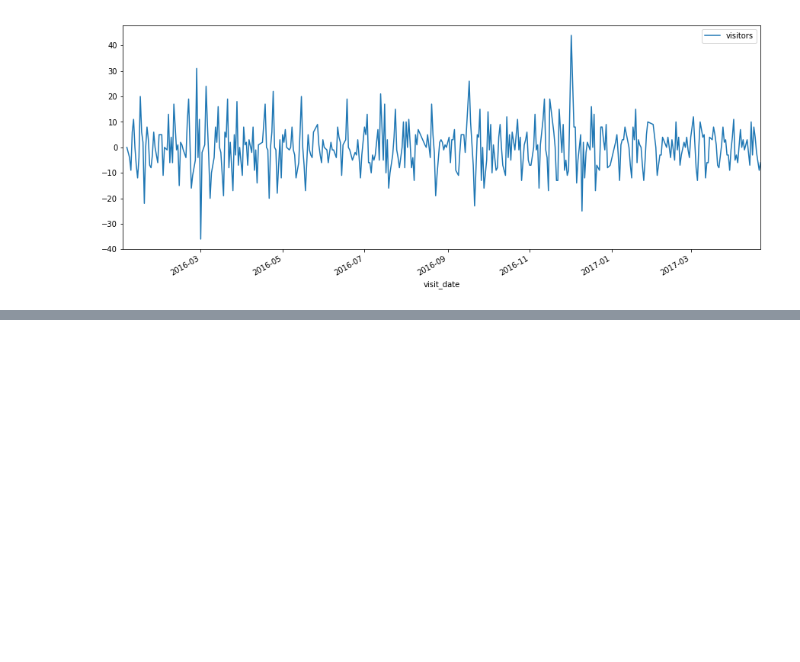
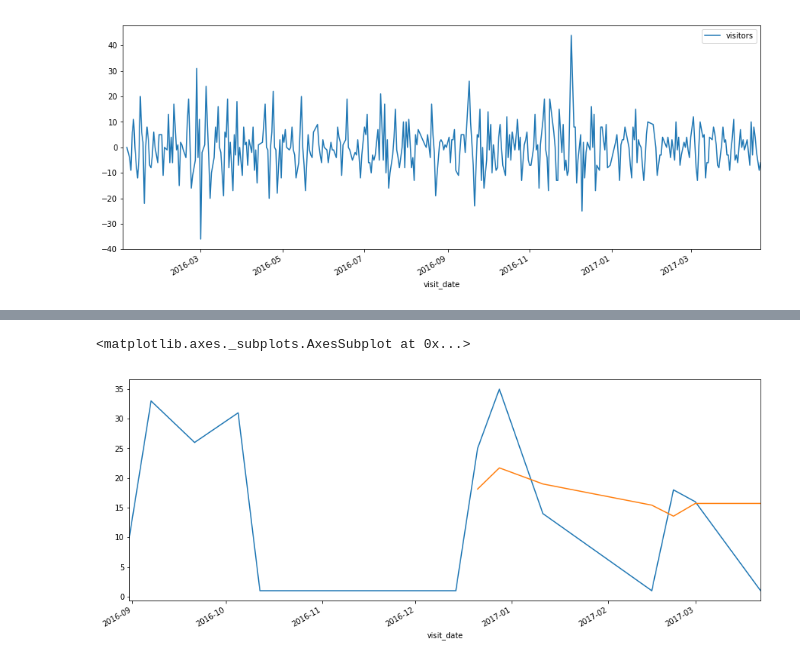
Before and after one commit to bengrauer/datascience_competitions, a Jupyter notebook: JapanRestarauntVisitors/plot_QuickAnalysis.ipynb, the cells around one changed output, grey strips where cells are left out. Cells and saved outputs as stored; diff of their text form; code cells hidden in the pictures; blank space fills up the shorter version.

```diff
--- a/JapanRestarauntVisitors/plot_QuickAnalysis_wip.ipynb
+++ b/JapanRestarauntVisitors/plot_QuickAnalysis.ipynb
@@ -556,0 +623,6 @@ dfSuper[dfSuper['air_store_id']==storeid][['visitors','7-day-SMA']].plot()
+# %%
+dayTS[dayTS['dayofweek_num']==2]['visitors'].plot() # Wednesday
+dayTS[dayTS['dayofweek_num']==2]['visitors'].rolling(window=7).mean().plot()
+# %% [output]
+<matplotlib.axes._subplots.AxesSubplot at 0x...>
+[figure, added]
```
Also changed, not shown: parts of 17 cells of this notebook, 4 other files.
